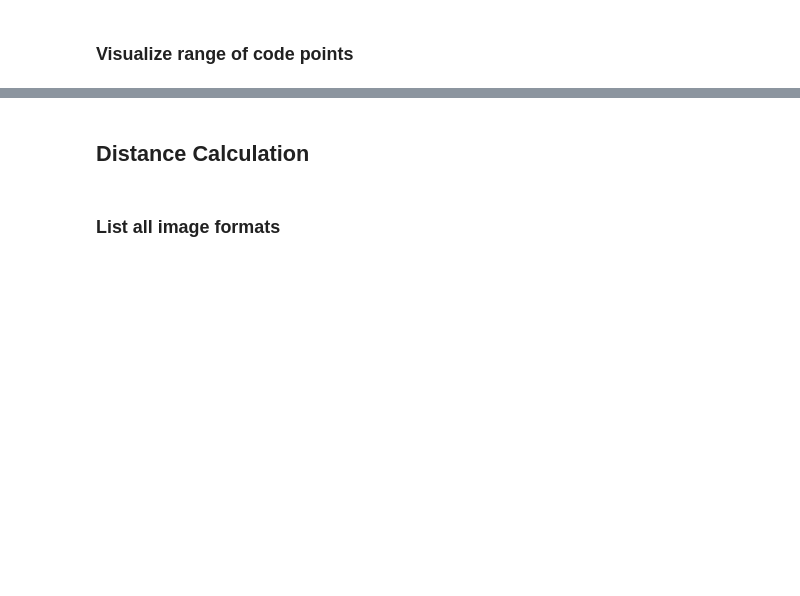
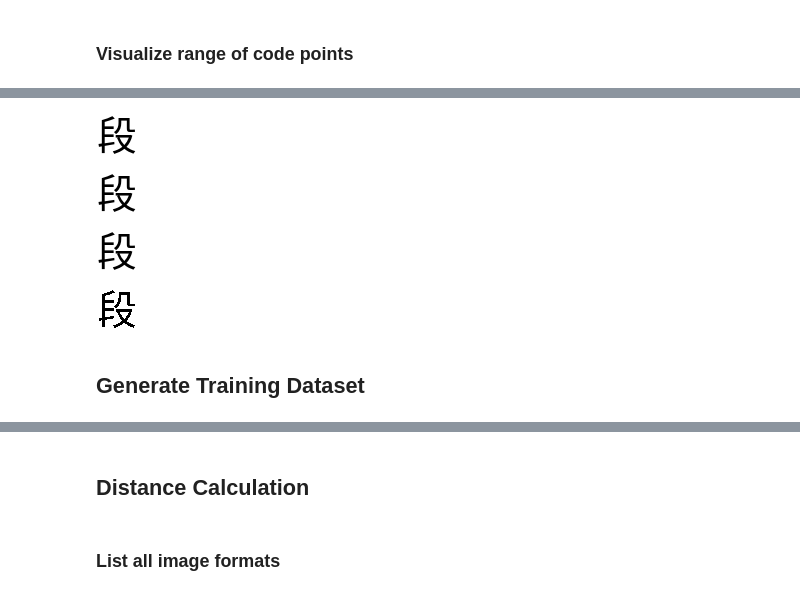
Before and after one commit to unicode-org/ml-confusables-generator, a Jupyter notebook: main.ipynb, the cells around one changed output, grey strips where cells are left out. Saved outputs shown, nothing was run; the diff lists cells and outputs as text; code cells hidden in the pictures; blank space fills up the shorter version.

```diff
--- a/main.ipynb
+++ b/main.ipynb
@@ -105,0 +163,17 @@ for i in range(ord('\u4e05'), ord('\u4e09')+1):
+# %%
+# Visualize availble styles for Noto Sans CJK
+vg.font_name = 'Noto Sans CJK SC'
+vg.font_style = 'Regular'
+for antialias in ['Default','Fast','Good','None']:
+    vg.antialias = antialias
+    vg.visualize_single('段')
+# %%
+for antialias in ['Default','Fast','Good','None']:
+    display(Image(filename='img_out/U+6bb5_Noto Sans CJK SC_Regular_'+antialias+'.png'))
+# %% [output]
+[figure, added]
+[figure, added]
+[figure, added]
+[figure, added]
+# %% [markdown]
+## Generate Training Dataset
```
Also changed, not shown: parts of 34 cells of this notebook, 3 other files.
